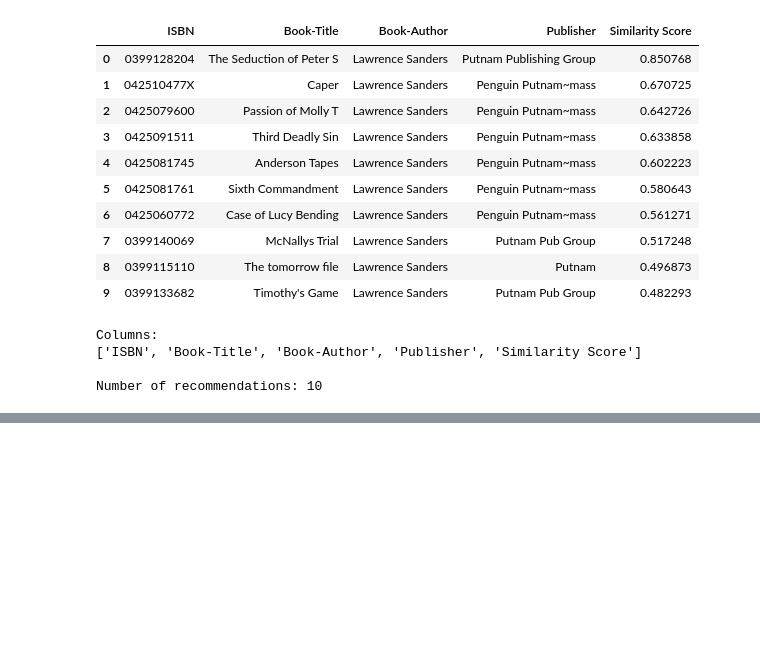
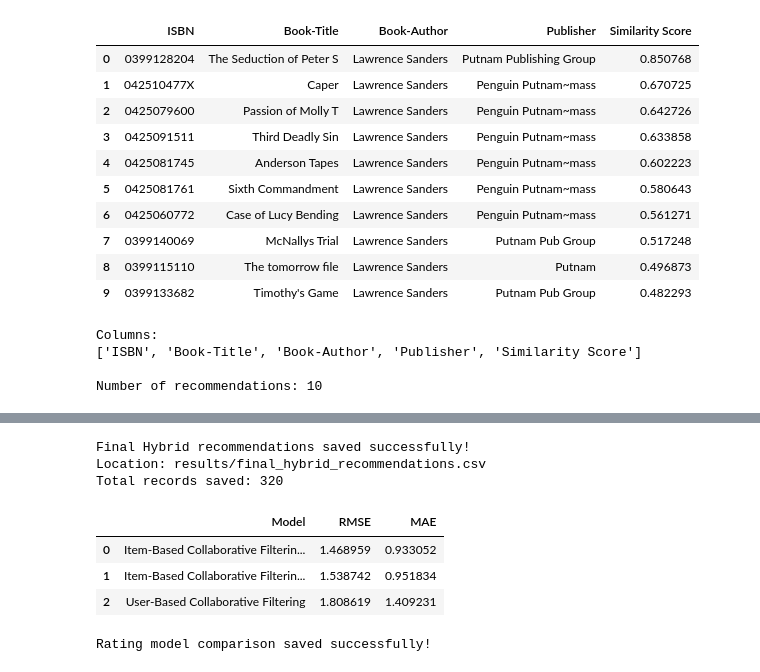
Before and after one commit to nandini10056/Book-recommendation-System, a Jupyter notebook: notebooks/Untitled-1.ipynb, the cells around one changed output, grey strips where cells are left out. Cells and saved outputs as stored; diff of their text form; code cells hidden in the pictures; blank space fills up the shorter version.

```diff
--- a/notebooks/Untitled-1.ipynb
+++ b/notebooks/Untitled-1.ipynb
@@ -4135,0 +6563,62 @@ Number of recommendations: 10
+# %%
+import os
+
+# Create the results folder if it does not exist
+os.makedirs("results", exist_ok=True)
+
+# Save final hybrid recommendations
+final_hybrid_recommendations.to_csv(
+    "results/final_hybrid_recommendations.csv",
+    index=False
+)
+
+print("Final Hybrid recommendations saved successfully!")
+print("Location: results/final_hybrid_recommendations.csv")
+print("Total records saved:", len(final_hybrid_recommendations))
+# %% [output]
+Final Hybrid recommendations saved successfully!
+Location: results/final_hybrid_recommendations.csv
+Total records saved: 320
+# %%
+import pandas as pd
+import os
+
+# Store the evaluation results for rating prediction models
+model_comparison = pd.DataFrame({
+    "Model": [
+        "User-Based Collaborative Filtering",
+        "Item-Based Collaborative Filtering (K=20)",
+        "Item-Based Collaborative Filtering (K=50)"
+    ],
+    "RMSE": [
+        1.808619,
+        1.538742,
+        1.468959
+    ],
+    "MAE": [
+        1.409231,
+        0.951834,
+        0.933052
+    ]
+})
+
+# Sort models by RMSE
+model_comparison = model_comparison.sort_values(
+    "RMSE"
+).reset_index(drop=True)
+
+# Save comparison results
+model_comparison.to_csv(
+    "results/rating_model_comparison.csv",
+    index=False
+)
+
+display(model_comparison)
+
+print("\nRating model comparison saved successfully!")
+# %% [output]
+|  | Model | RMSE | MAE |
+| 0 | Item-Based Collaborative Filterin... | 1.468959 | 0.933052 |
+| 1 | Item-Based Collaborative Filterin... | 1.538742 | 0.951834 |
+| 2 | User-Based Collaborative Filtering | 1.808619 | 1.409231 |
+Rating model comparison saved successfully!
```
Also changed, not shown: parts of 36 cells of this notebook, 2 other files.
